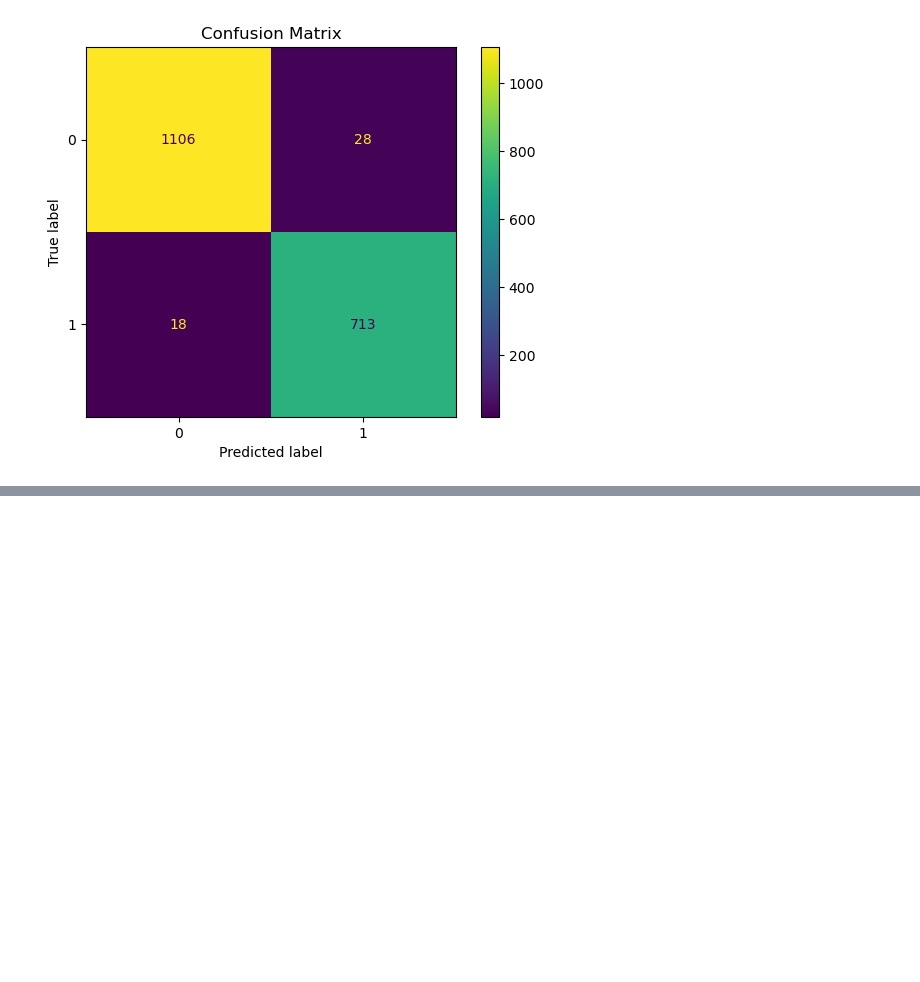
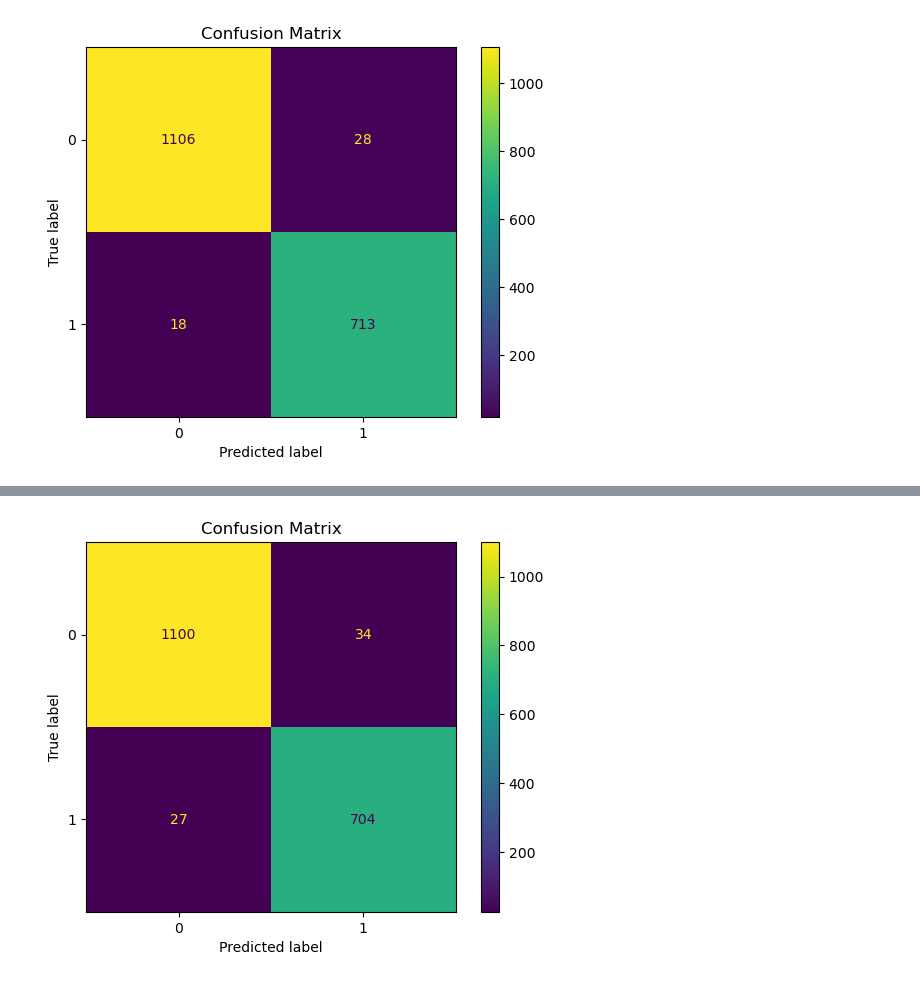
Before and after one commit to Drew-Levy/E-ML, a Jupyter notebook: E-ML.ipynb, the cells around one changed output, grey strips where cells are left out. Saved outputs shown, nothing was run; the diff lists cells and outputs as text; code cells hidden in the pictures; blank space fills up the shorter version.

```diff
--- a/E-ML.ipynb
+++ b/E-ML.ipynb
@@ -305,0 +433,26 @@ plt.show()
+# %%
+bst = XGBClassifier(
+    n_estimators=1500,
+    max_depth=18,
+    learning_rate=0.05,
+    scale_pos_weight=5, #We will weight phishing class more to reduce false negatives. Security over missing emails
+    objective='binary:logistic',
+    random_state=SEED,
+    eval_metric='auc'
+)
+bst.fit(X_train, y_train)
+
+preds = bst.predict(X_val)
+
+pred_proba = bst.predict_proba(X_val)[:, 1]
+
+print("VALIDATION SET PERFORMANCE")
+
+accuracy = accuracy_score(y_val, preds)
+precision = precision_score(y_val, preds)
+f1 = f1_score(y_val, preds)
+auc = roc_auc_score(y_val, pred_proba)
+
+print(classification_report(y_val, preds,
+                          target_names=['Safe Email', 'Phishing Email'],
+                          digits=4))
@@ -305,0 +469,8 @@ plt.show()
+# %%
+y_pred = bst.predict(X_val)
+c_matrix = confusion_matrix(y_val, preds)
+ConfusionMatrixDisplay(confusion_matrix=c_matrix).plot()
+plt.title('Confusion Matrix')
+plt.show()
+# %% [output]
+[figure, added]
```
Also changed, not shown: parts of 10 cells of this notebook.
